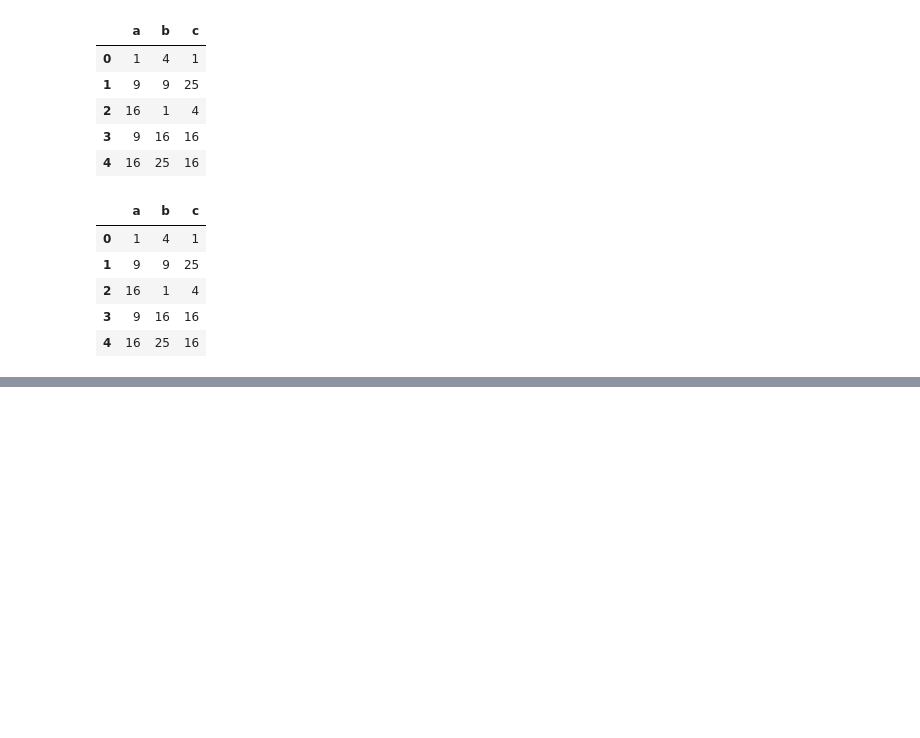
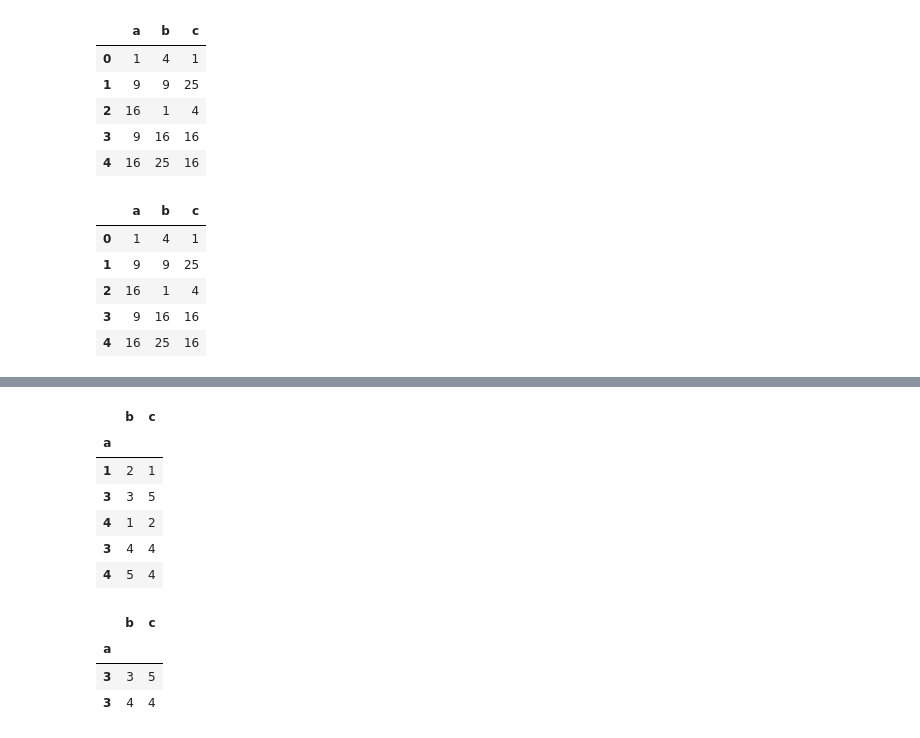
Before and after one commit to EverJoyyyL20/sesac_data_analysis_workspace, a Jupyter notebook: pandas_sum_min_max_.ipynb, the cells around one changed output, grey strips where cells are left out. Cells and saved outputs as stored; diff of their text form; code cells hidden in the pictures; blank space fills up the shorter version.

```diff
--- a/pandas_sum_min_max_.ipynb
+++ b/pandas_sum_min_max_.ipynb
@@ -567,0 +741,19 @@ df3.apply(np.square,1)
+# %%
+df3.set_index('a',inplace=True)
+# %%
+df3
+# %% [output]
+|  | b | c |
+| a |  |  |
+| 1 | 2 | 1 |
+| 3 | 3 | 5 |
+| 4 | 1 | 2 |
+| 3 | 4 | 4 |
+| 4 | 5 | 4 |
+# %%
+df3.loc[3]
+# %% [output]
+|  | b | c |
+| a |  |  |
+| 3 | 3 | 5 |
+| 3 | 4 | 4 |
```
Also changed, not shown: parts of 28 cells of this notebook.
